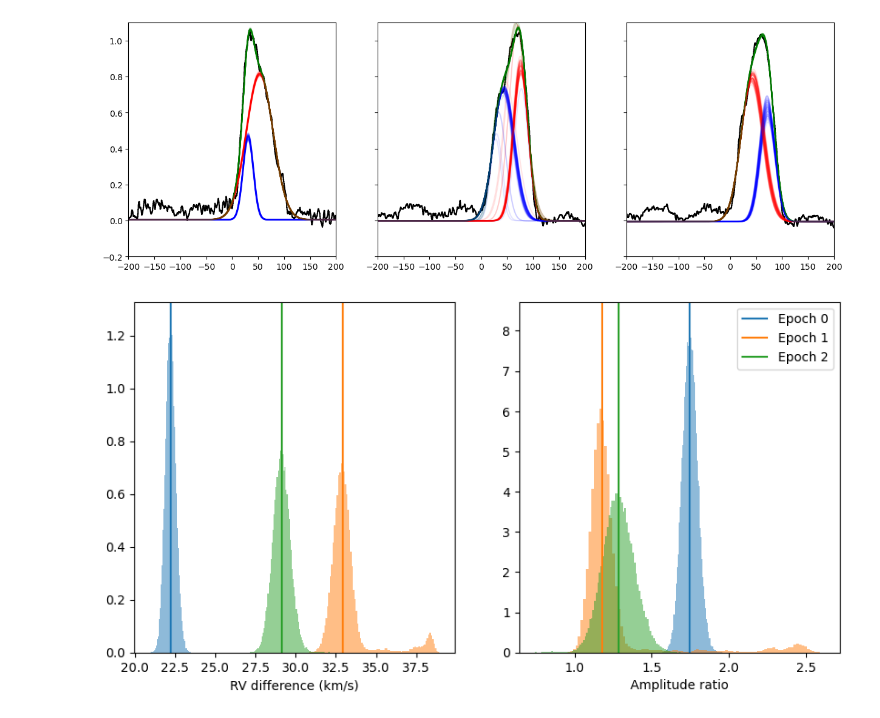
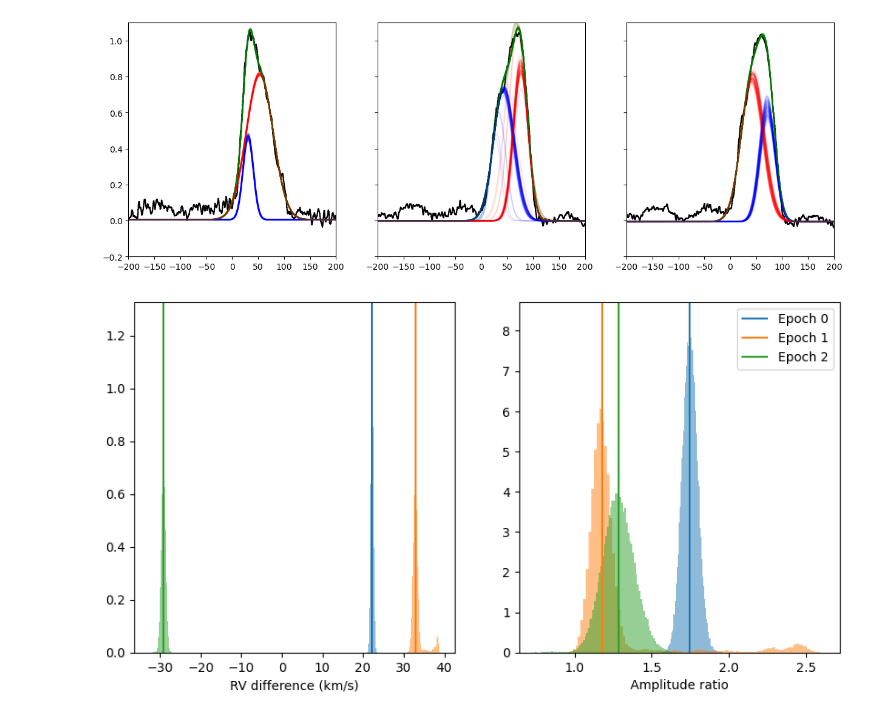
Before and after one commit to benjaminpope/pix2planet, a Jupyter notebook: notebooks/spectra.ipynb, the cells around one changed output. Cells and saved outputs as stored; diff of their text form; code cells hidden in the pictures.

Commit message:
amplitude ratio

```diff
--- a/notebooks/spectra.ipynb
+++ b/notebooks/spectra.ipynb
@@ -196,20 +196,23 @@ plt.ylim(-0.2,1.1)
 # %%
 fig, (ax1, ax2) = plt.subplots(1, 2, figsize=(10, 5))
 
 
 for j in range(3):
     samples = all_samples[j]
     rvdiff = samples[:,4] - samples[:,1]
+    amp_ratio = samples[:,3] / samples[:,0]
+
+    if np.median(amp_ratio) < 1:
+        amp_ratio = 1 / amp_ratio
+        rvdiff = -rvdiff
+
     ax1.hist(rvdiff,bins=100,alpha=0.5,density=True)
     ax1.axvline(np.median(rvdiff),color='C%d' % j)
     ax1.set_xlabel('RV difference (km/s)')
 
-    amp_ratio = samples[:,3] / samples[:,0]
-    if np.median(amp_ratio) < 1:
-        amp_ratio = 1 / amp_ratio
     ax2.hist(amp_ratio,bins=100,alpha=0.5,density=True)
     ax2.axvline(np.median(amp_ratio),color='C%d' % j,label='Epoch ' + str(j))
     ax2.set_xlabel('Amplitude ratio')
     ax2.legend()
 # %% [output]
-[figure, old version]
+[figure, new version]
```
